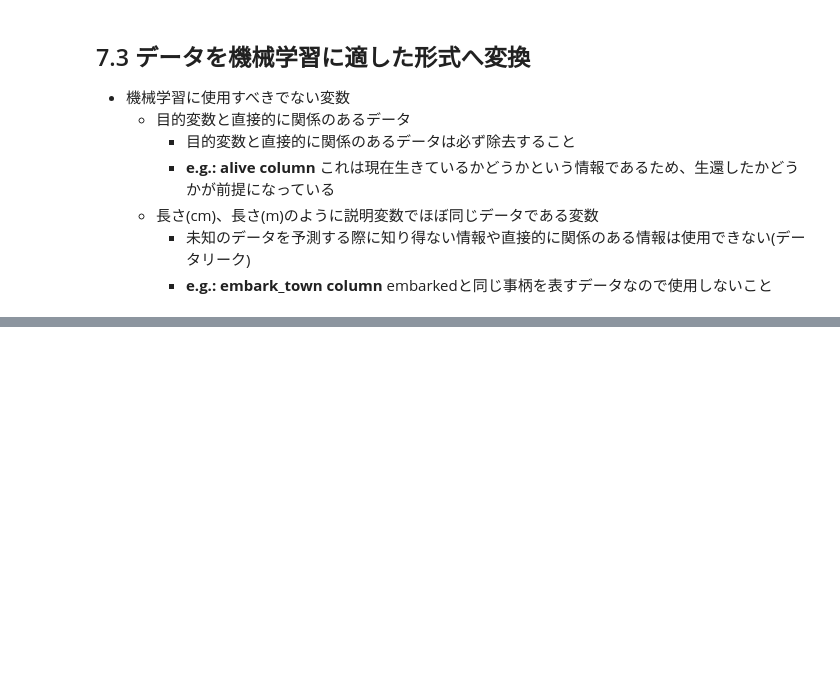
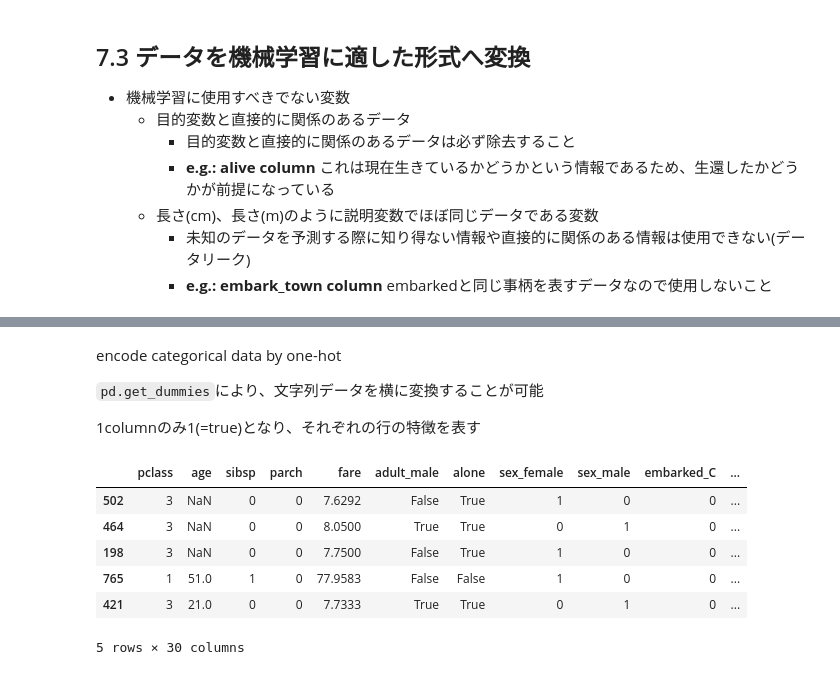
Before and after one commit to kackey0-1/ml_handson, a Jupyter notebook: data_exploratory_100/7_preprocessing_training_data.ipynb, the cells around one changed output, grey strips where cells are left out. Drawn from its saved outputs; the diff is of its cells as text; code cells hidden in the pictures; blank space fills up the shorter version.

```diff
--- a/data_exploratory_100/7_preprocessing_training_data.ipynb
+++ b/data_exploratory_100/7_preprocessing_training_data.ipynb
@@ -68,0 +79,18 @@ print(test_ds.shape)
+# %% [markdown]
+encode categorical data by one-hot
+
+`pd.get_dummies`により、文字列データを横に変換することが可能
+
+1columnのみ1(=true)となり、それぞれの行の特徴を表す
+# %%
+import pandas as pd
+one_hot_encoded = pd.get_dummies(train_ds)
+one_hot_encoded.head(5)
+# %% [output]
+|  | pclass | age | sibsp | parch | fare | adult_male | alone | sex_female | sex_male | embarked_C | ... |
+| 502 | 3 | NaN | 0 | 0 | 7.6292 | False | True | 1 | 0 | 0 | ... |
+| 464 | 3 | NaN | 0 | 0 | 8.0500 | True | True | 0 | 1 | 0 | ... |
+| 198 | 3 | NaN | 0 | 0 | 7.7500 | False | True | 1 | 0 | 0 | ... |
+| 765 | 1 | 51.0 | 1 | 0 | 77.9583 | False | False | 1 | 0 | 0 | ... |
+| 421 | 3 | 21.0 | 0 | 0 | 7.7333 | True | True | 0 | 1 | 0 | ... |
+5 rows × 30 columns
```
Also changed, not shown: parts of 3 cells of this notebook, 1 other file.
